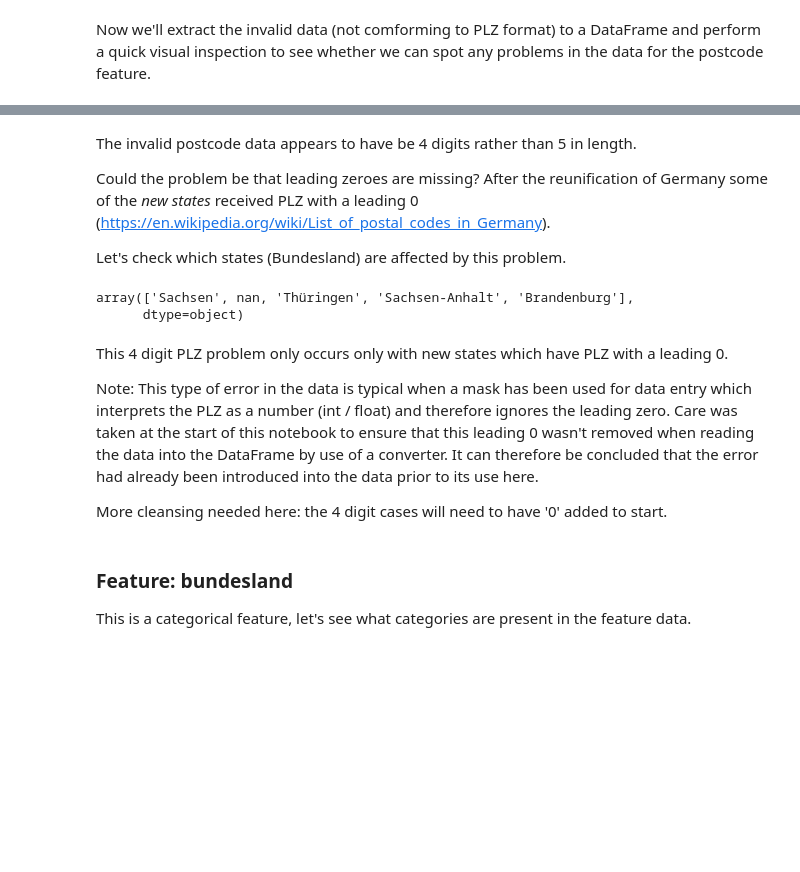
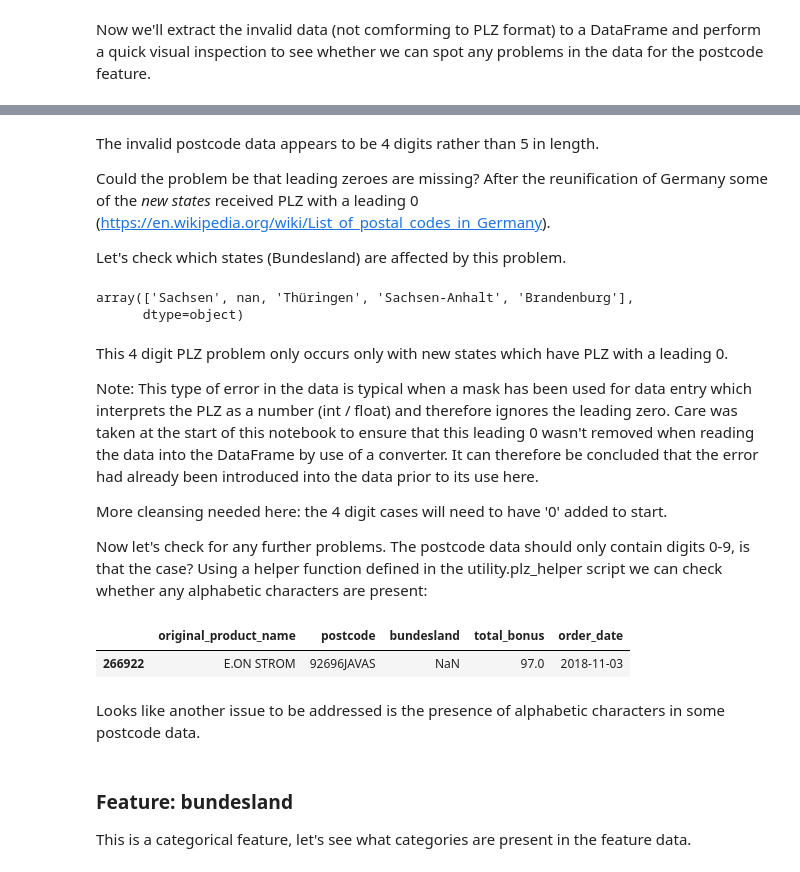
Before and after one commit to remuant/Data-Cleansing, a Jupyter notebook: 1_Dataset_Inspection.ipynb, the cells around one changed output, grey strips where cells are left out. Saved outputs shown, nothing was run; the diff lists cells and outputs as text; code cells hidden in the pictures; blank space fills up the shorter version.

```diff
--- a/1_Dataset_Inspection.ipynb
+++ b/1_Dataset_Inspection.ipynb
@@ -201,5 +183,5 @@ result_df
 # %% [markdown]
-The invalid postcode data appears to have be 4 digits rather than 5 in length.
+The invalid postcode data appears to be 4 digits rather than 5 in length.
 
 Could the problem be that leading zeroes are missing? After the reunification of Germany some of the _new states_ received PLZ with a leading 0 (https://en.wikipedia.org/wiki/List_of_postal_codes_in_Germany).
 
@@ -216,6 +198,18 @@ Note: This type of error in the data is typical when a mask has been used for da
 as a number (int / float) and therefore ignores the leading zero.  Care was taken at the start of this notebook to ensure that this leading 0 wasn't removed when reading the data into the DataFrame by use of a converter. It can therefore be concluded that the error had already been introduced into the data prior to its use here.
 
 More cleansing needed here: the 4 digit cases will need to have '0' added to start.
+
+Now let's check for any further problems. The postcode data should only contain digits 0-9, is that the case?
+Using a helper function defined in the utility.plz_helper script we can check whether any alphabetic characters are present:
+# %%
+mask = [plz_helper.contains_letter_number(x) for x in result_df['postcode']]
+result_df = result_df[mask]
+result_df
+# %% [output]
+|  | original_product_name | postcode | bundesland | total_bonus | order_date |
+| 266922 | E.ON STROM | 92696JAVAS | NaN | 97.0 | 2018-11-03 |
+# %% [markdown]
+Looks like another issue to be addressed is the presence of alphabetic characters in some postcode data.
 # %% [markdown]
 ### Feature: bundesland
 This is a categorical feature, let's see what categories are present in the feature data.
```
Also changed, not shown: parts of 3 cells of this notebook, 8 other files.
